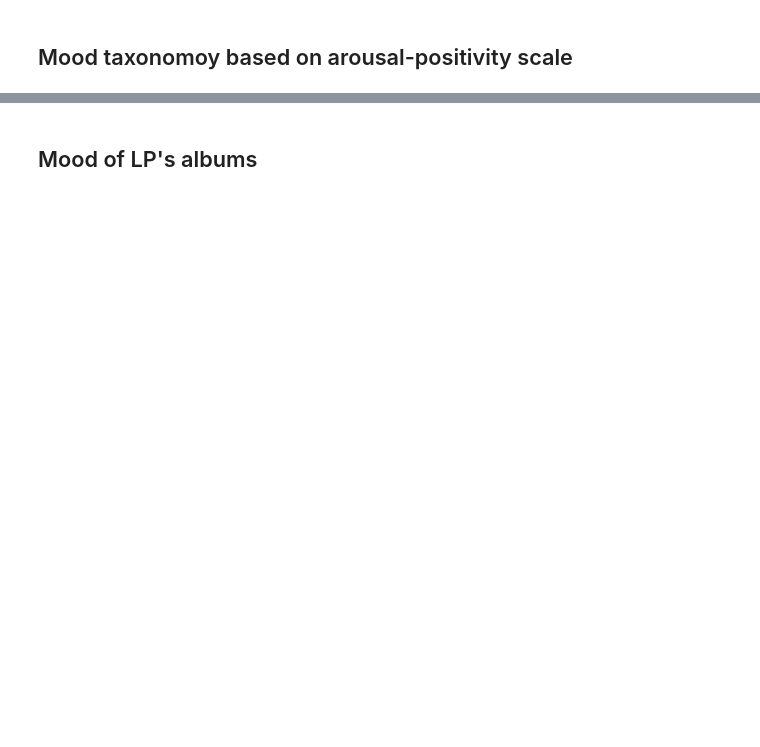
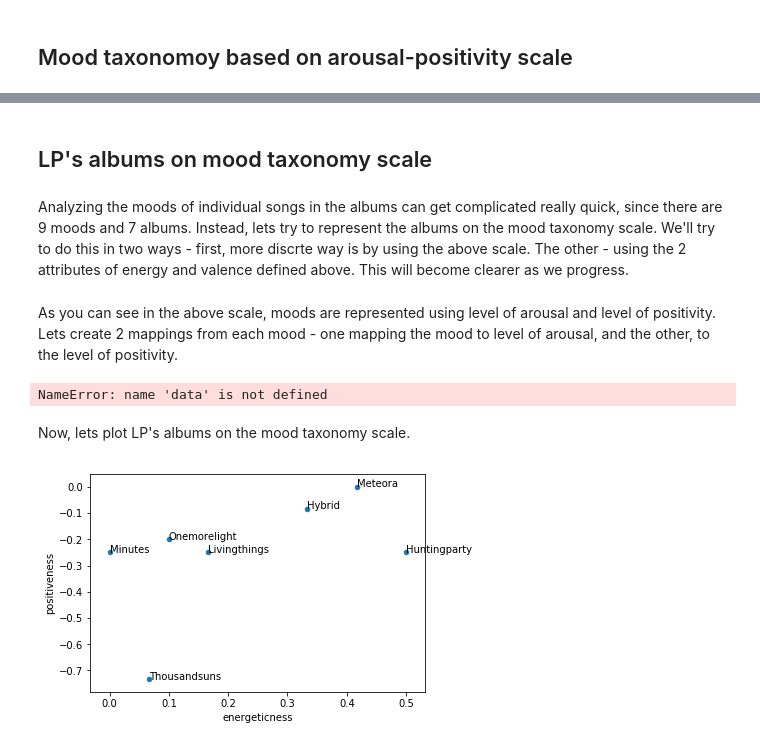
Before and after one commit to kvsingh/kvsingh.github.io, a Jupyter notebook: content/lp-analysis-2.ipynb, the cells around one changed output, grey strips where cells are left out. Cells and saved outputs as stored; diff of their text form; code cells hidden in the pictures; blank space fills up the shorter version.

```diff
--- a/content/lp-analysis-2.ipynb
+++ b/content/lp-analysis-2.ipynb
@@ -84,4 +67,33 @@ Here, I'm going to refer to some super interesting work done by Ting Neo on [Mui
 
 ## image
 # %% [markdown]
-## Mood of LP's albums
+## LP's albums on mood taxonomy scale
+# %% [markdown]
+Analyzing the moods of individual songs in the albums can get complicated really quick, since there are 9 moods and 7 albums. Instead, lets try to represent the albums on the mood taxonomy scale. We'll try to do this in two ways - first, more discrte way is by using the above scale. The other - using the 2 attributes of energy and valence defined above. This will become clearer as we progress.
+# %% [markdown]
+As you can see in the above scale, moods are represented using level of arousal and level of positivity. Lets create 2 mappings from each mood - one mapping the mood to level of arousal, and the other, to the level of positivity.
+# %%
+mood_positiveness = {
+    'peaceful' : 1, 'upbeat' : 1, 'excited': 1,
+    'sentimental' : 0, 'sensual' : 0, 'energizing' : 0,
+    'somber' : -1, 'serious': -1, 'aggressive' : -1
+}
+mood_energeticness = {
+    'excited' : 1, 'energizing' : 1, 'aggressive': 1,
+    'upbeat' : 0, 'sensual' : 0, 'serious' : 0,
+    'peaceful' : -1, 'sentimental': -1, 'somber' : -1
+}
+data['positiveness'] = data.mood.apply(lambda a: mood_positiveness[a])
+data['energeticness'] = data.mood.apply(lambda a: mood_energeticness[a])
+# %% [output]
+NameError: name 'data' is not defined
+# %% [markdown]
+Now, lets plot LP's albums on the mood taxonomy scale.
+# %%
+b = data.groupby('album')['positiveness', 'energeticness'].mean()
+fig, ax = plt.subplots()
+b.plot('energeticness', 'positiveness', kind='scatter', ax=ax)
+for k, v in b.iterrows():
+    ax.text(v['energeticness'], v['positiveness'], k)
+# %% [output]
+[figure, added]
```
Also changed, not shown: parts of 10 cells of this notebook.
